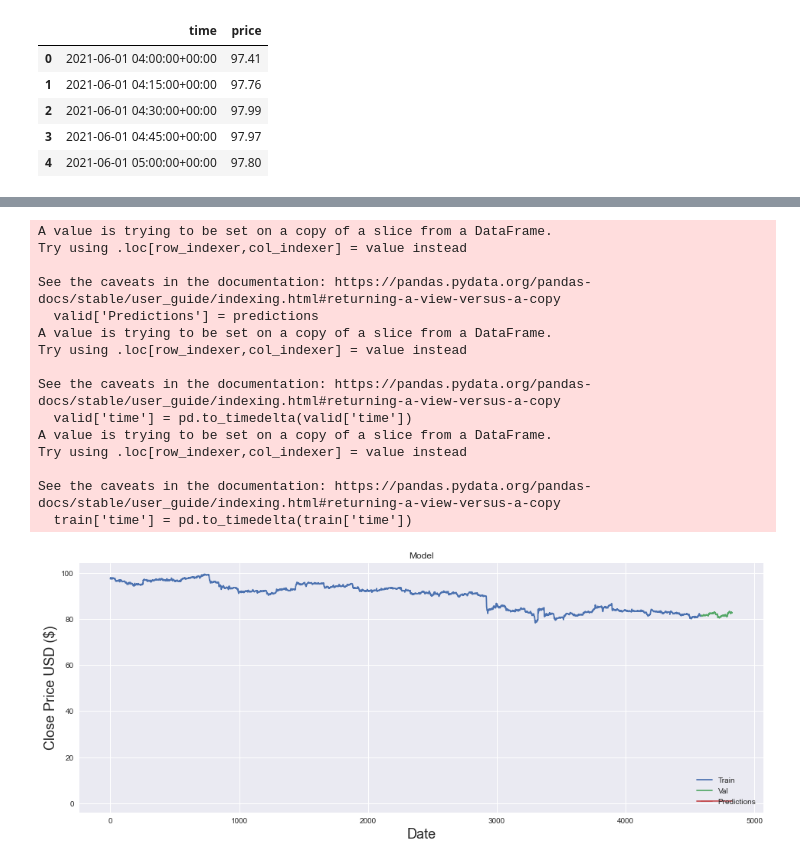
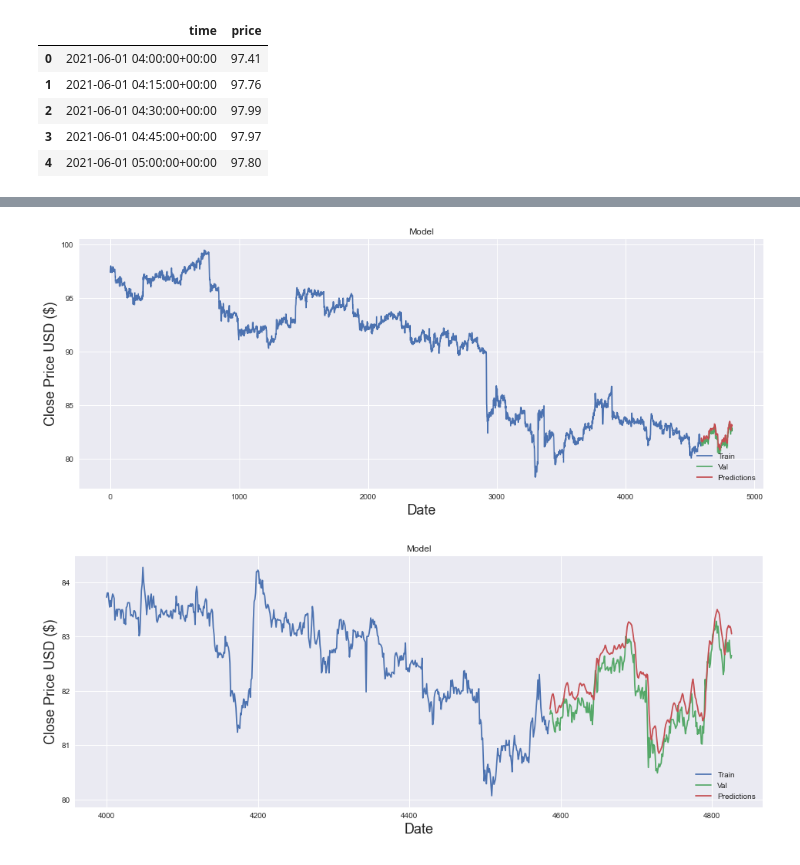
Before and after one commit to TheCopyNinjaDev/SHAMAN, a Jupyter notebook: notebooks/Long Short Term Memory (LSTM).ipynb, the cells around one changed output, grey strips where cells are left out. Saved outputs shown, nothing was run; the diff lists cells and outputs as text; code cells hidden in the pictures.

```diff
--- a/notebooks/Long Short Term Memory (LSTM).ipynb
+++ b/notebooks/Long Short Term Memory (LSTM).ipynb
@@ -33,9 +43,7 @@ training_data_len
 # %%
-# Scale the data
 from sklearn.preprocessing import MinMaxScaler
 
-scaler = MinMaxScaler(feature_range=(0,1))
-scaled_data = scaler.fit_transform(df)
-
+scaler = MinMaxScaler(feature_range=(0, 1))
+scaled_data = scaler.fit_transform(dataset)
 scaled_data
 # %% [output]
@@ -99,7 +100,5 @@ model.compile(optimizer='adam', loss='mean_squared_error')
 # %%
 %%time
 
-# Train the model
-
-model.fit(x_train, y_train, batch_size=1, epochs=1, verbose=True)
+model.fit(x_train, y_train, batch_size=1, epochs=1)
 # %% [output]
@@ -108,25 +107,20 @@ Wall time: 52.3 s
 <keras.callbacks.History at 0x...>
 # %%
-# Create the testing data set
-# Create a new array containing scaled values from index 1543 to 2002
-test_data = scaled_data[training_data_len - 74: , :]
-# Create the data sets x_test and y_test
+test_data = scaled_data[training_data_len - test_size: , :]
+
 x_test = []
-y_test = df[training_data_len: :]
-for i in range(74, len(test_data)):
-    x_test.append(test_data[i-74:i, 0])
+y_test = dataset[training_data_len: , :]
 
-# Convert the data to a numpy array
+for i in range(test_size, len(test_data)):
+    x_test.append(test_data[i-test_size: i, 0])
+
 x_test = np.array(x_test)
 
-# Reshape the data
-x_test = np.reshape(x_test, (x_test.shape[0], x_test.shape[1], 1 ))
+x_test = np.reshape(x_test, (x_test.shape[0], x_test.shape[1], 1))
 
-# Get the models predicted price values
 predictions = model.predict(x_test)
 predictions = scaler.inverse_transform(predictions)
 
-# Get the root mean squared error (RMSE)
 rmse = np.sqrt(np.mean(((predictions - y_test) ** 2)))
 rmse
 # %% [output]
@@ -134,0 +128,5 @@ ValueError: non-broadcastable output operand with shape (241,1) doesn't match th
+# %%
+train = data[:training_data_len]
+valid = data[training_data_len:]
+valid['Predicted'] = predictions
+valid
@@ -135,35 +152,11 @@ ValueError: non-broadcastable output operand with shape (241,1) doesn't match th
 # %%
-# Plot the data
-df['time'] = pd.to_timedelta(df['time'])
-
-train = df[:training_data_len]
-valid = df[training_data_len:]
-valid['Predictions'] = predictions
-valid['time'] = pd.to_timedelta(valid['time'])
-train['time'] = pd.to_timedelta(train['time'])
-# Visualize the data
 plt.figure(figsize=(16,6))
 plt.title('Model')
 plt.xlabel('Date', fontsize=18)
 plt.ylabel('Close Price USD ($)', fontsize=18)
 plt.plot(train['price'])
-plt.plot(valid[['price', 'Predictions']])
+plt.plot(valid[['price', 'Predicted']])
 plt.legend(['Train', 'Val', 'Predictions'], loc='lower right')
 plt.show()
 # %% [output]
-A value is trying to be set on a copy of a slice from a DataFrame.
-Try using .loc[row_indexer,col_indexer] = value instead
-
-See the caveats in the documentation: https://pandas.pydata.org/pandas-docs/stable/user_guide/indexing.html#returning-a-view-versus-a-copy
-  valid['Predictions'] = predictions
-A value is trying to be set on a copy of a slice from a DataFrame.
-Try using .loc[row_indexer,col_indexer] = value instead
-
-See the caveats in the documentation: https://pandas.pydata.org/pandas-docs/stable/user_guide/indexing.html#returning-a-view-versus-a-copy
-  valid['time'] = pd.to_timedelta(valid['time'])
-A value is trying to be set on a copy of a slice from a DataFrame.
-Try using .loc[row_indexer,col_indexer] = value instead
-
-See the caveats in the documentation: https://pandas.pydata.org/pandas-docs/stable/user_guide/indexing.html#returning-a-view-versus-a-copy
-  train['time'] = pd.to_timedelta(train['time'])
-[figure, old version]
+[figure, new version]
@@ -169,0 +165,11 @@ See the caveats in the documentation: https://pandas.pydata.org/pandas-docs/stab
+# %%
+plt.figure(figsize=(16,6))
+plt.title('Model')
+plt.xlabel('Date', fontsize=18)
+plt.ylabel('Close Price USD ($)', fontsize=18)
+plt.plot(train['price'])
+plt.plot(valid[['price', 'Predicted']])
+plt.legend(['Train', 'Val', 'Predictions'], loc='lower right')
+plt.show()
+# %% [output]
+[figure, added]
```
Also changed, not shown: parts of 11 cells of this notebook, 2 other files.
